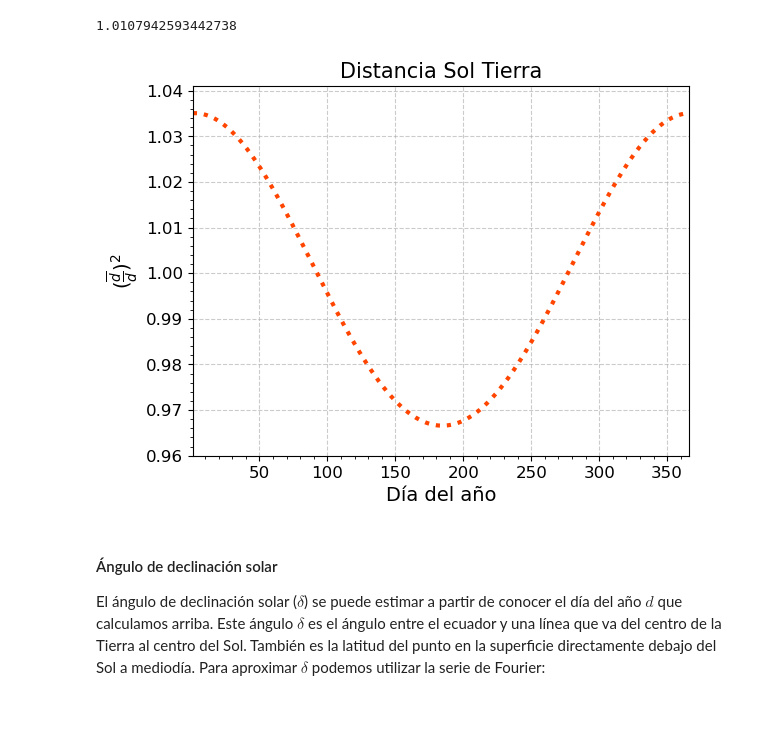
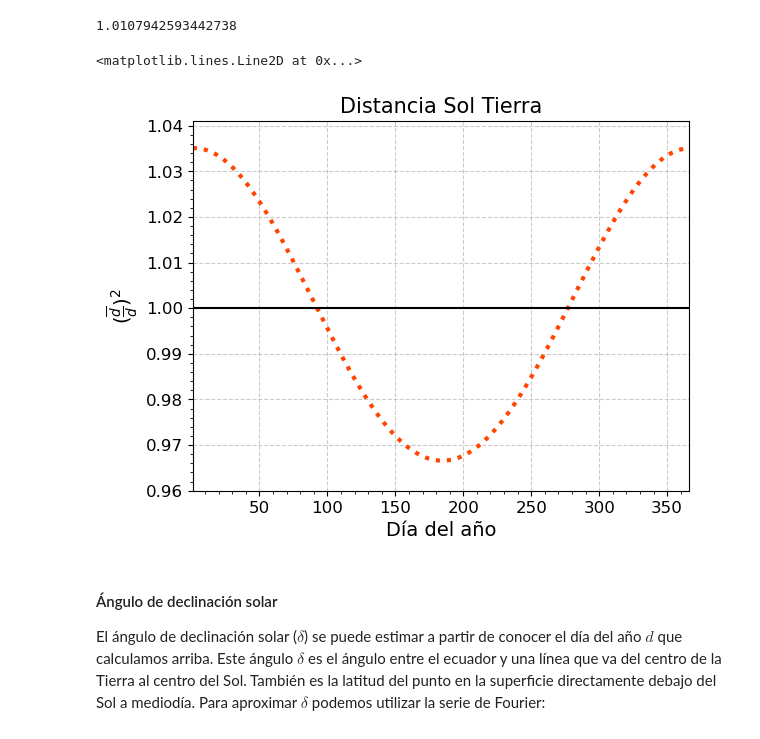
Before and after one commit to JLGarciaFranco/FdC_notebooks, a Jupyter notebook: FdC_2.1_Insol.ipynb, the cells around one changed output. Saved outputs shown, nothing was run; the diff lists cells and outputs as text; code cells hidden in the pictures.

```diff
--- a/FdC_2.1_Insol.ipynb
+++ b/FdC_2.1_Insol.ipynb
@@ -93,9 +93,11 @@ print(distance_to_sun(74))
 # %%
 plt.plot(days,distance_to_sun(days),c='orangered',linestyle=':',linewidth=3)
 lineplot_setup(1,366,xlab='Día del año',ylab=r'$(\frac{\overline{d}}{d})^2$',
                ymin=0.96,ymax=1.041,title='Distancia Sol Tierra')
+plt.axhline(1,c='k')
 # %% [output]
+<matplotlib.lines.Line2D at 0x...>
-[figure, old version]
+[figure, new version]
 # %% [markdown]
 #### Ángulo de declinación solar
 
```
Also changed, not shown: parts of 14 cells of this notebook.
